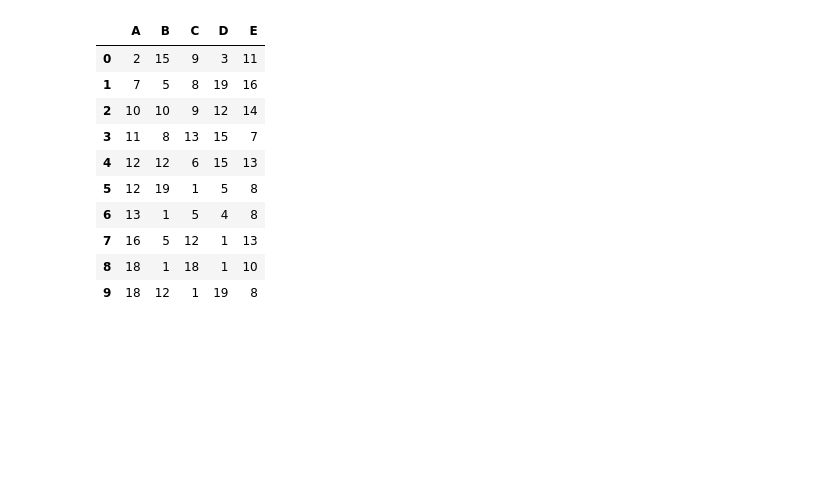
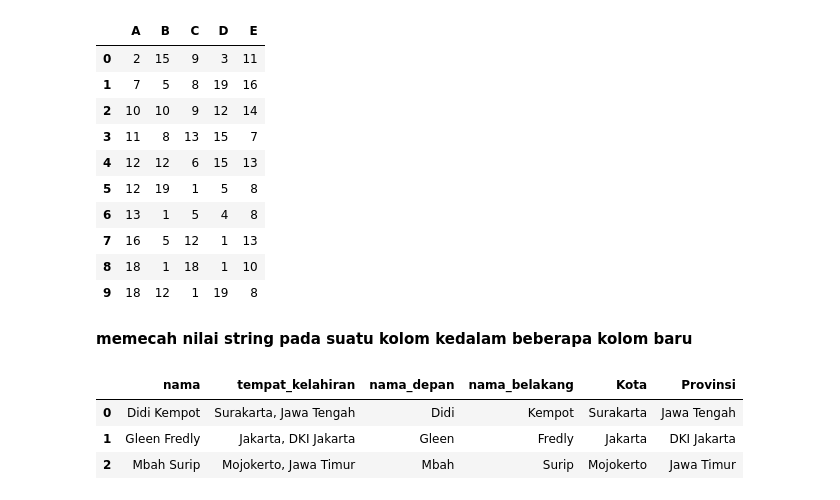
Before and after one commit to ahmdbnrsl/From-Python-to-ML, a Jupyter notebook: BASIC_ML/pandas.ipynb, the cells around one changed output. Drawn from its saved outputs; the diff is of its cells as text; code cells hidden in the pictures; blank space fills up the shorter version.

```diff
--- a/BASIC_ML/pandas.ipynb
+++ b/BASIC_ML/pandas.ipynb
@@ -818,3 +820,20 @@ df_outer
 | 7 | 16 | 5 | 12 | 1 | 13 |
 | 8 | 18 | 1 | 18 | 1 | 10 |
 | 9 | 18 | 12 | 1 | 19 | 8 |
+# %% [markdown]
+**memecah nilai string pada suatu kolom kedalam beberapa kolom baru**
+# %%
+import pandas as pd
+
+data = {"nama": ["Didi Kempot", "Gleen Fredly", "Mbah Surip"], "tempat_kelahiran": ["Surakarta, Jawa Tengah", "Jakarta, DKI Jakarta", "Mojokerto, Jawa Timur"]}
+
+df = pd.DataFrame(data)
+
+df[['nama_depan', 'nama_belakang']] = df['nama'].str.split(' ', expand=True)
+df[['Kota', 'Provinsi']] = df['tempat_kelahiran'].str.split(', ', expand=True)
+df
+# %% [output]
+|  | nama | tempat_kelahiran | nama_depan | nama_belakang | Kota | Provinsi |
+| 0 | Didi Kempot | Surakarta, Jawa Tengah | Didi | Kempot | Surakarta | Jawa Tengah |
+| 1 | Gleen Fredly | Jakarta, DKI Jakarta | Gleen | Fredly | Jakarta | DKI Jakarta |
+| 2 | Mbah Surip | Mojokerto, Jawa Timur | Mbah | Surip | Mojokerto | Jawa Timur |
```
Also changed, not shown: parts of 8 cells of this notebook.
